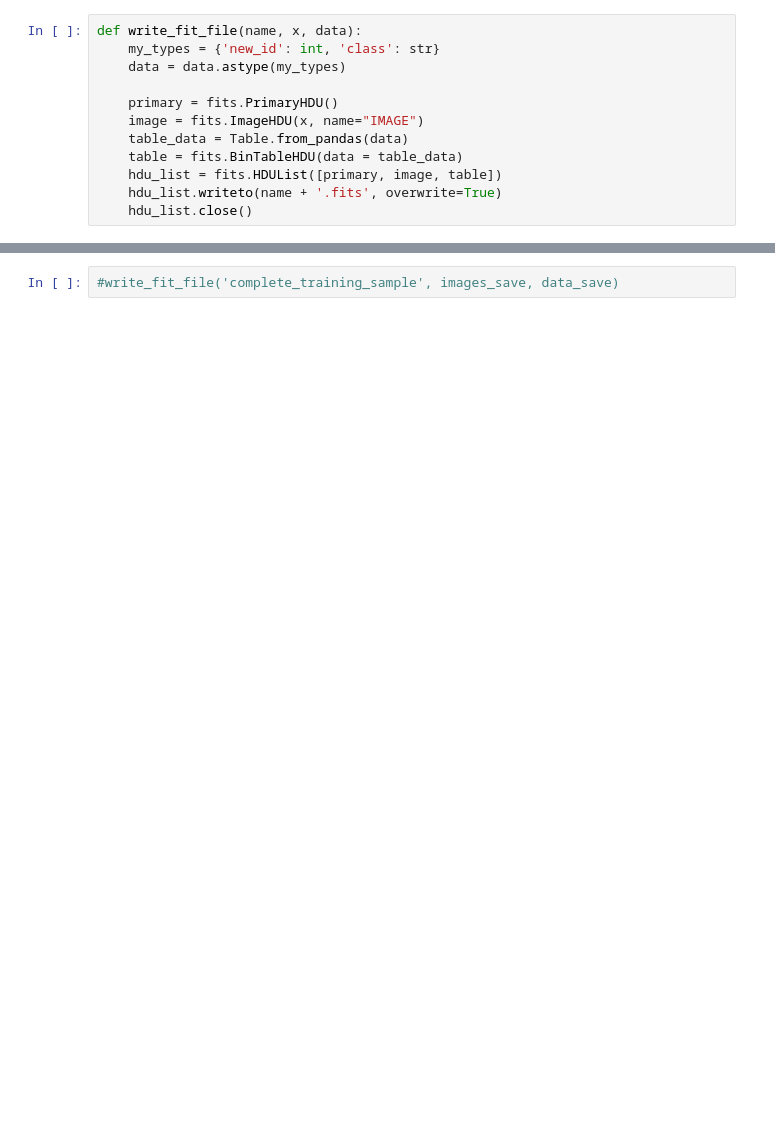
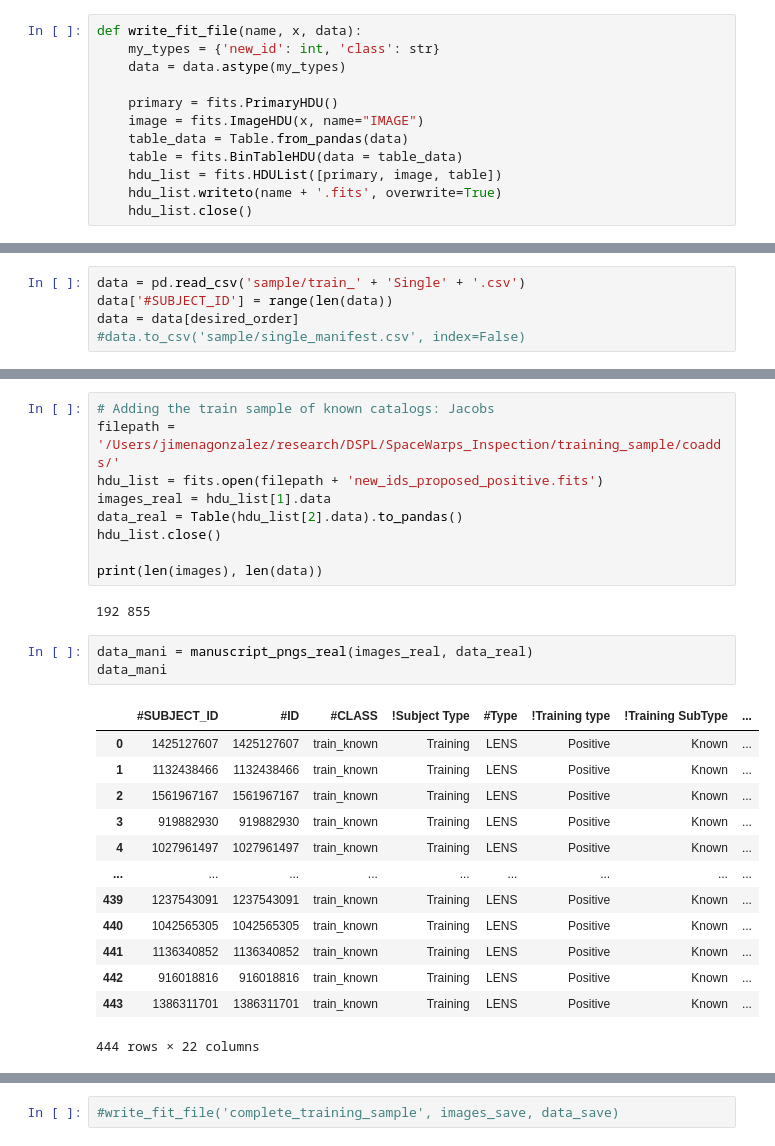
Before and after one commit to JimenaGonzalez/SpaceWarps_Inspection, a Jupyter notebook: training_sample/saving_training_sample.ipynb, the cells around one changed output, grey strips where cells are left out. Saved outputs shown, nothing was run; the diff lists cells and outputs as text; blank space fills up the shorter version.

```diff
--- a/training_sample/saving_training_sample.ipynb
+++ b/training_sample/saving_training_sample.ipynb
@@ -162,0 +231,5 @@ manuscript_training.tail()
+# %%
+data = pd.read_csv('sample/train_' + 'Single' + '.csv')
+data['#SUBJECT_ID'] = range(len(data))
+data = data[desired_order]
+#data.to_csv('sample/single_manifest.csv', index=False)
@@ -181,0 +303,28 @@ def manuscript_pngs_real(images, data, catalog):
+# %%
+# Adding the train sample of known catalogs: Jacobs
+filepath = '/Users/jimenagonzalez/research/DSPL/SpaceWarps_Inspection/training_sample/coadds/'
+hdu_list = fits.open(filepath + 'new_ids_proposed_positive.fits')
+images_real = hdu_list[1].data
+data_real = Table(hdu_list[2].data).to_pandas()
+hdu_list.close()
+
+print(len(images), len(data))
+# %% [output]
+192 855
+# %%
+data_mani = manuscript_pngs_real(images_real, data_real)
+data_mani
+# %% [output]
+|  | #SUBJECT_ID | #ID | #CLASS | !Subject Type | #Type | !Training type | !Training SubType | ... |
+| 0 | 1425127607 | 1425127607 | train_known | Training | LENS | Positive | Known | ... |
+| 1 | 1132438466 | 1132438466 | train_known | Training | LENS | Positive | Known | ... |
+| 2 | 1561967167 | 1561967167 | train_known | Training | LENS | Positive | Known | ... |
+| 3 | 919882930 | 919882930 | train_known | Training | LENS | Positive | Known | ... |
+| 4 | 1027961497 | 1027961497 | train_known | Training | LENS | Positive | Known | ... |
+| ... | ... | ... | ... | ... | ... | ... | ... | ... |
+| 439 | 1237543091 | 1237543091 | train_known | Training | LENS | Positive | Known | ... |
+| 440 | 1042565305 | 1042565305 | train_known | Training | LENS | Positive | Known | ... |
+| 441 | 1136340852 | 1136340852 | train_known | Training | LENS | Positive | Known | ... |
+| 442 | 916018816 | 916018816 | train_known | Training | LENS | Positive | Known | ... |
+| 443 | 1386311701 | 1386311701 | train_known | Training | LENS | Positive | Known | ... |
+444 rows × 22 columns
```
Also changed, not shown: parts of 12 cells of this notebook.
